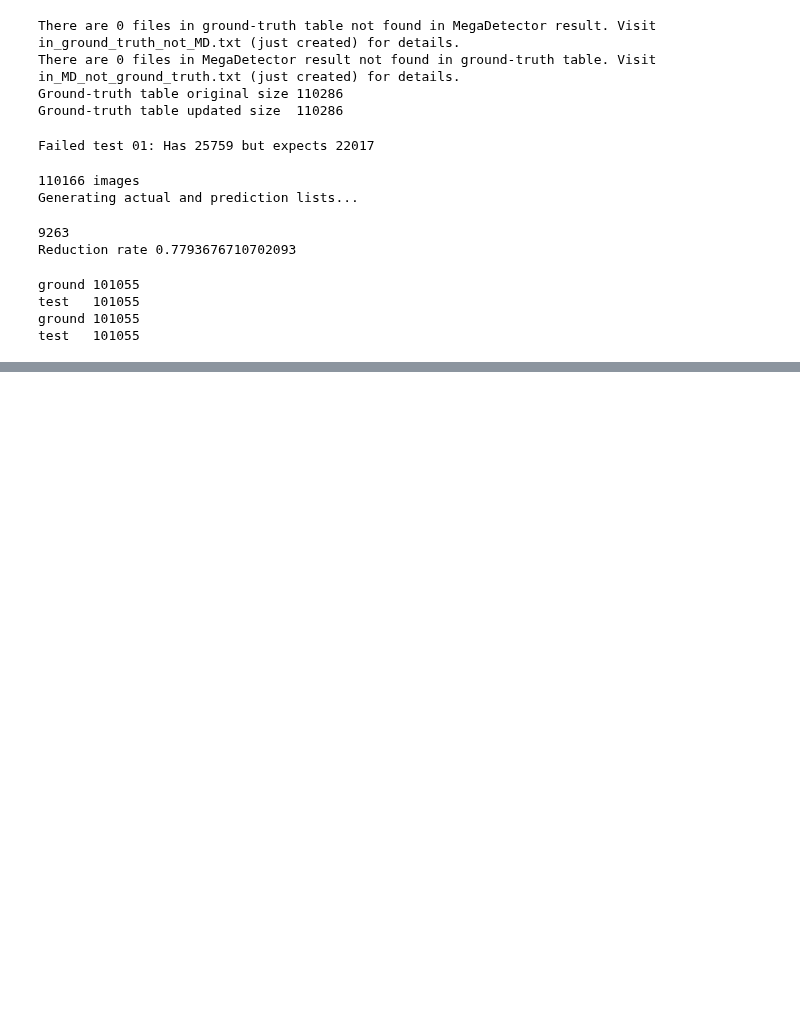
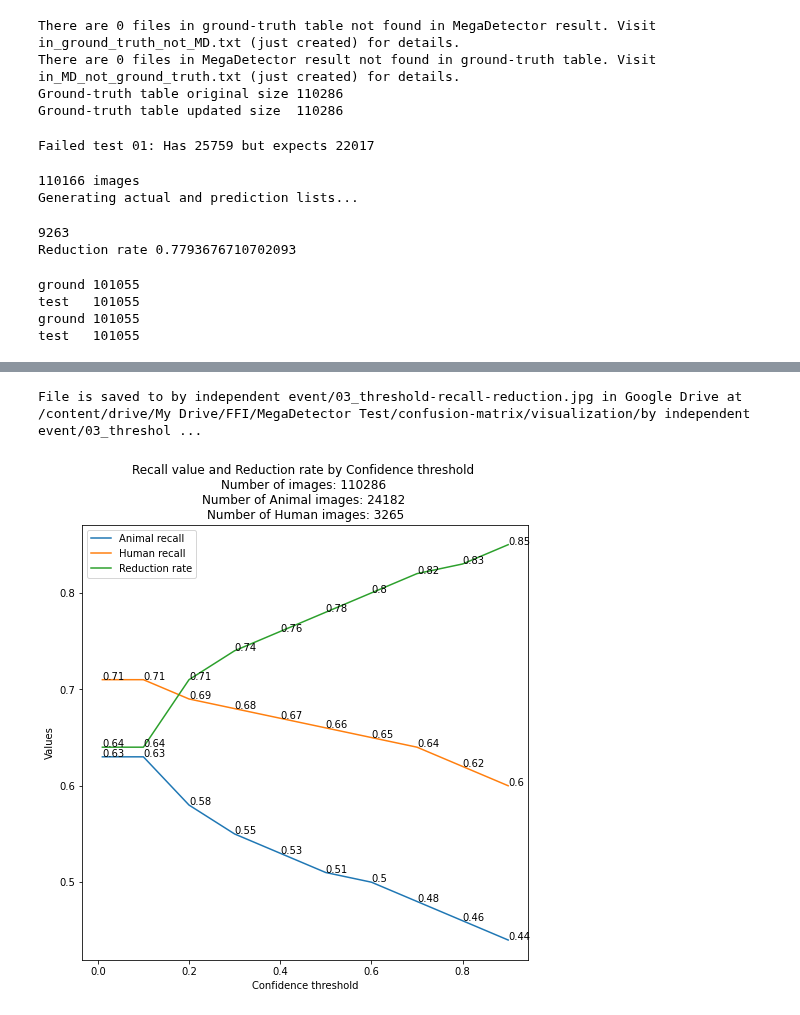
Before and after one commit to FFI-Vietnam/camtrap-tools, a Jupyter notebook: MegaDetector/confusion_matrix/03_create-confusion-matrix.ipynb, the cells around one changed output, grey strips where cells are left out. Drawn from its saved outputs; the diff is of its cells as text; code cells hidden in the pictures; blank space fills up the shorter version.

```diff
--- a/MegaDetector/confusion_matrix/03_create-confusion-matrix.ipynb
+++ b/MegaDetector/confusion_matrix/03_create-confusion-matrix.ipynb
@@ -545,0 +891,20 @@ for i in np.linspace(0.1, 0.9, 9):
+# %%
+# comparison table
+
+comparison_table = pd.DataFrame(index=['Animal recall', 'Human recall', 'Reduction rate'])
+
+range = [0.01, 0.1, 0.2, 0.3, 0.4, 0.5, 0.6, 0.7, 0.8, 0.9]
+
+for i in range:
+  confusion_matrix_no_trigger = read_confusion_matrix_Google_drive(root, contain_folder, f"03_confusion-matrix-recall_{i}_without-independent-event.csv")
+  confusion_matrix_recall     = read_confusion_matrix_Google_drive(root, contain_folder, f"03_confusion-matrix-recall_{i}_independent-event.csv")
+
+  animal_column  = confusion_matrix_recall['All'] - confusion_matrix_recall['Blank'] - confusion_matrix_recall['Human']
+  animal_recall  = round(animal_column['Animal'] / animal_column['Total'], 2)
+  human_recall   = round(confusion_matrix_recall.loc['Human', 'Human'] / confusion_matrix_recall.loc['Total', 'Human'], 2)
+  reduction_rate = round(confusion_matrix_no_trigger.loc['Blank', 'All'] / confusion_matrix_no_trigger.loc['Total', 'All'], 2)
+  comparison_table[f"{i}"] = [animal_recall, human_recall, reduction_rate]
+
+save_csv_Google_drive(comparison_table, root, contain_folder, threshold_recall_matrix_file_name, index=True)
+
+comparison_table
@@ -545,0 +917,41 @@ for i in np.linspace(0.1, 0.9, 9):
+# %%
+plt.figure(figsize=(8,8))
+x = range
+
+y = comparison_table.loc['Animal recall']
+plt.plot(x, y, label='Animal recall')
+for a,b in zip(x, y):
+    plt.text(a, b, str(b))
+
+y = comparison_table.loc['Human recall']
+plt.plot(x, y, label='Human recall')
+for a,b in zip(x, y):
+    plt.text(a, b, str(b))
+
+y = comparison_table.loc['Reduction rate']
+plt.plot(x, y, label='Reduction rate')
+for a,b in zip(x, y):
+    plt.text(a, b, str(b))
+
+confusion_matrix_recall_10 = read_confusion_matrix_Google_drive(root, contain_folder, f"03_confusion-matrix-recall_0.1_without-independent-event.csv")
+
+total_total = confusion_matrix_recall_10.loc['Total', 'All']
+human_total = confusion_matrix_recall_10.loc['Total', 'Human']
+blank_total = confusion_matrix_recall_10.loc['Total', 'Blank']
+animal_total = total_total - human_total - blank_total
+
+
+plt.xlabel('Confidence threshold')
+plt.ylabel('Values')
+plt.legend()
+plt.title(
+    'Recall value and Reduction rate by Confidence threshold \n' +
+    f'Number of images: {round(total_total)} \n' +
+    f'Number of Animal images: {round(animal_total)} \n' +
+    f'Number of Human images: {round(human_total)}'
+    )
+
+save_image_Google_drive(plt, root, image_folder, threshold_recall_plot_file_name)
+# %% [output]
+File is saved to by independent event/03_threshold-recall-reduction.jpg in Google Drive at /content/drive/My Drive/FFI/MegaDetector Test/confusion-matrix/visualization/by independent event/03_threshol ...
+[figure, added]
```
Also changed, not shown: parts of 17 cells of this notebook.
